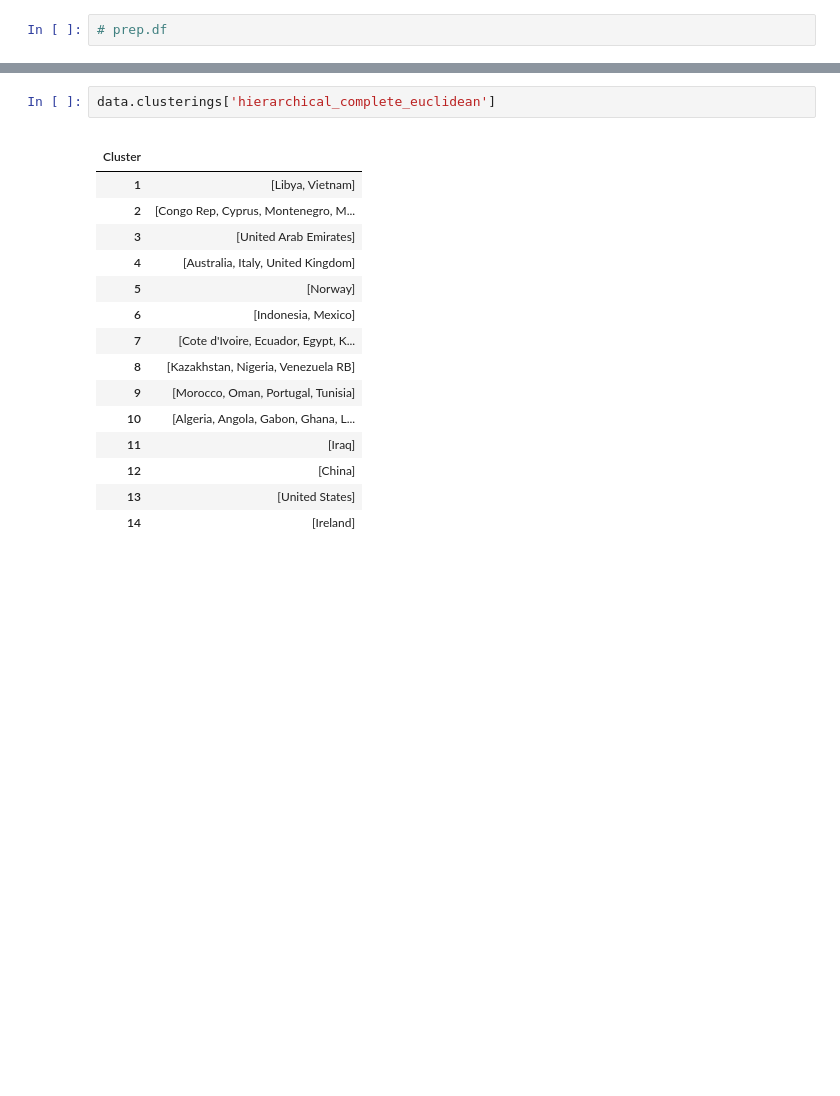
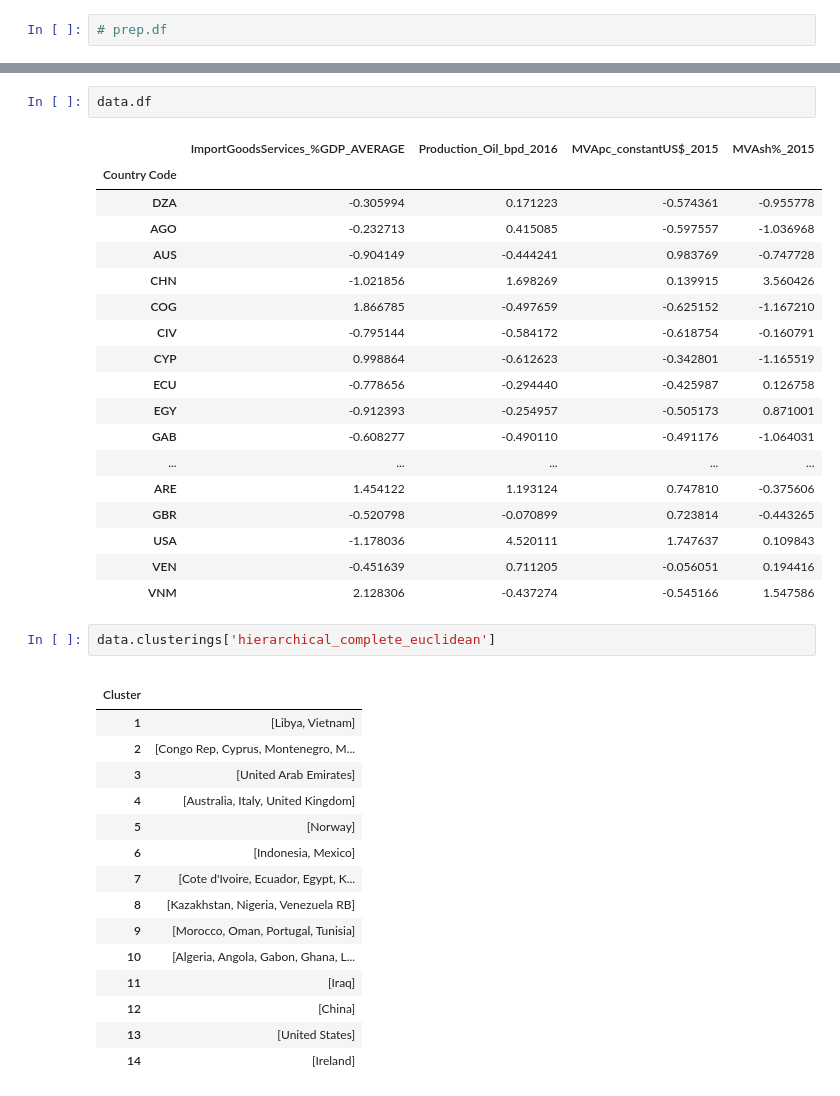
Before and after one commit to WolfLo/clustering-economies, a Jupyter notebook: petroleum.ipynb, the cells around one changed output, grey strips where cells are left out. Drawn from its saved outputs; the diff is of its cells as text; blank space fills up the shorter version.

```diff
--- a/petroleum.ipynb
+++ b/petroleum.ipynb
@@ -85,3 +102,24 @@ Hierarchical clustering with euclidean distance metric.
+# %%
+data.df
+# %% [output]
+|  | ImportGoodsServices_%GDP_AVERAGE | Production_Oil_bpd_2016 | MVApc_constantUS$_2015 | MVAsh%_2015 |
+| Country Code |  |  |  |  |
+| DZA | -0.305994 | 0.171223 | -0.574361 | -0.955778 |
+| AGO | -0.232713 | 0.415085 | -0.597557 | -1.036968 |
+| AUS | -0.904149 | -0.444241 | 0.983769 | -0.747728 |
+| CHN | -1.021856 | 1.698269 | 0.139915 | 3.560426 |
+| COG | 1.866785 | -0.497659 | -0.625152 | -1.167210 |
+| CIV | -0.795144 | -0.584172 | -0.618754 | -0.160791 |
+| CYP | 0.998864 | -0.612623 | -0.342801 | -1.165519 |
+| ECU | -0.778656 | -0.294440 | -0.425987 | 0.126758 |
+| EGY | -0.912393 | -0.254957 | -0.505173 | 0.871001 |
+| GAB | -0.608277 | -0.490110 | -0.491176 | -1.064031 |
+| ... | ... | ... | ... | ... |
+| ARE | 1.454122 | 1.193124 | 0.747810 | -0.375606 |
+| GBR | -0.520798 | -0.070899 | 0.723814 | -0.443265 |
+| USA | -1.178036 | 4.520111 | 1.747637 | 0.109843 |
+| VEN | -0.451639 | 0.711205 | -0.056051 | 0.194416 |
+| VNM | 2.128306 | -0.437274 | -0.545166 | 1.547586 |
 # %%
 data.clusterings['hierarchical_complete_euclidean']
 # %% [output]
```
Also changed, not shown: parts of 11 cells of this notebook, 1 other file.
